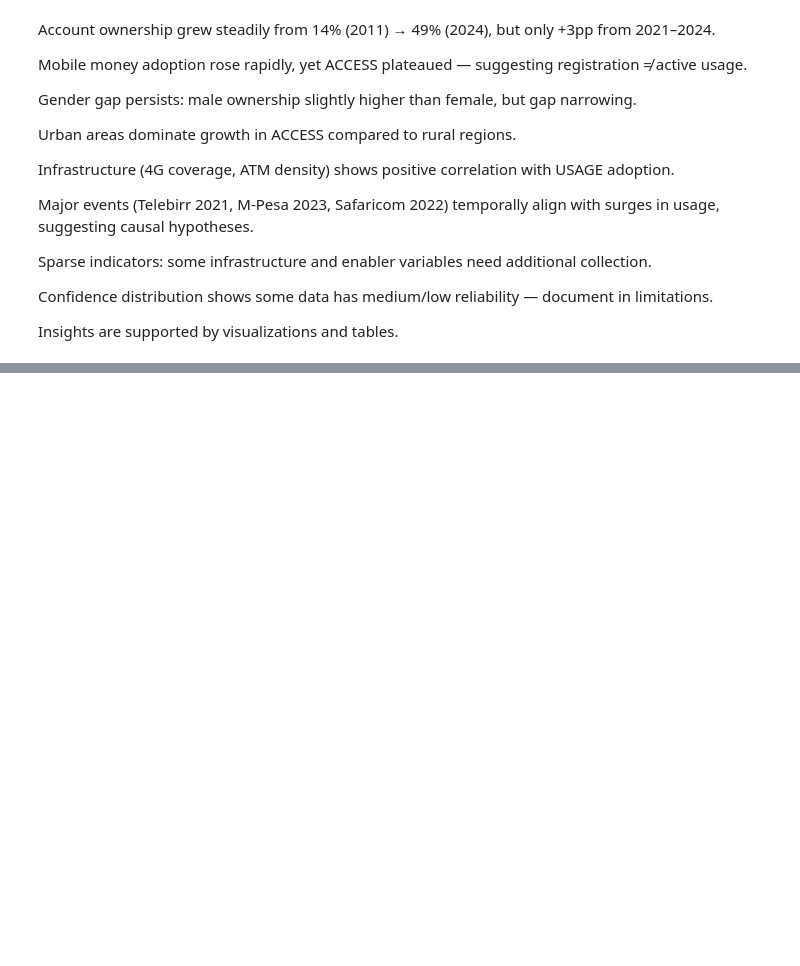
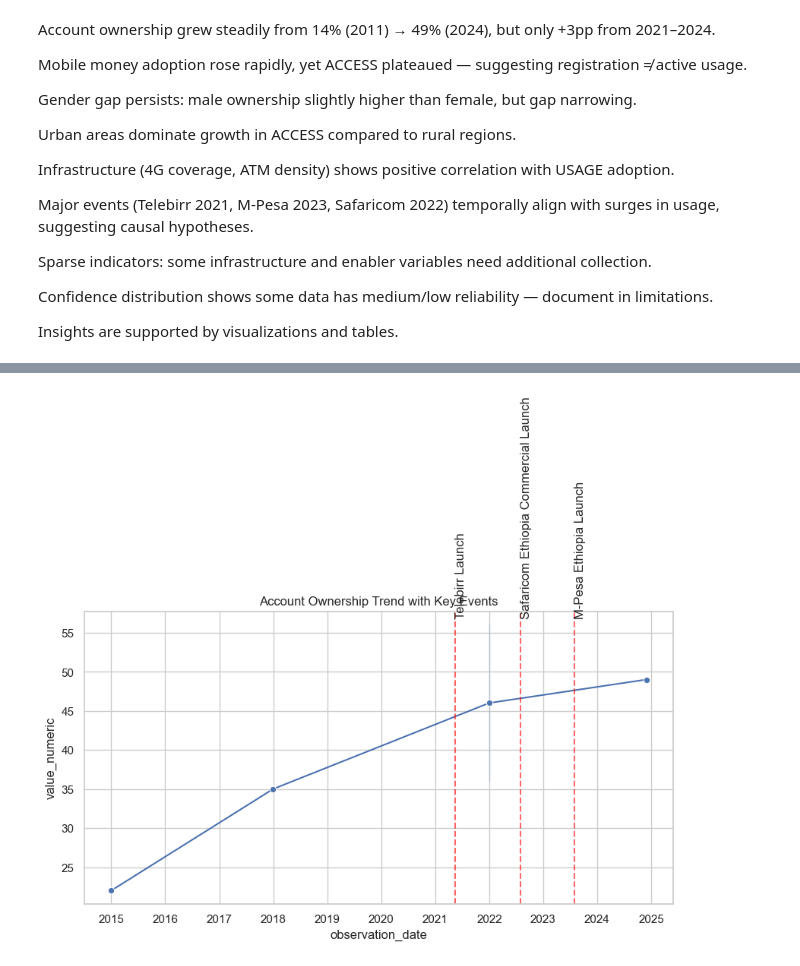
Before and after one commit to wakgari-Elias/ethiopia-fi-forecast, a Jupyter notebook: notebooks/03_eda.ipynb, the cells around one changed output, grey strips where cells are left out. Cells and saved outputs as stored; diff of their text form; code cells hidden in the pictures; blank space fills up the shorter version.

```diff
--- a/notebooks/03_eda.ipynb
+++ b/notebooks/03_eda.ipynb
@@ -216,0 +270,4 @@ Insights are supported by visualizations and tables.
+# %%
+access = observations[observations['indicator_code']=='ACC_OWNERSHIP'].sort_values('observation_date')
+access['growth_pp'] = access['value_numeric'].diff()
+print(access[['observation_date','value_numeric','growth_pp']])
@@ -216,0 +282,11 @@ Insights are supported by visualizations and tables.
+# %%
+events_plot = events[events['category'].isin(['product_launch','market_entry'])]
+plt.figure(figsize=(10,5))
+sns.lineplot(x='observation_date', y='value_numeric', data=access, marker='o')
+for _, row in events_plot.iterrows():
+    plt.axvline(pd.to_datetime(row['observation_date']), linestyle='--', color='red', alpha=0.6)
+    plt.text(pd.to_datetime(row['observation_date']), access['value_numeric'].max()*1.02, row['indicator'], rotation=90)
+plt.title('Account Ownership Trend with Key Events')
+plt.show()
+# %% [output]
+[figure, added]
```
Also changed, not shown: parts of 6 cells of this notebook.
